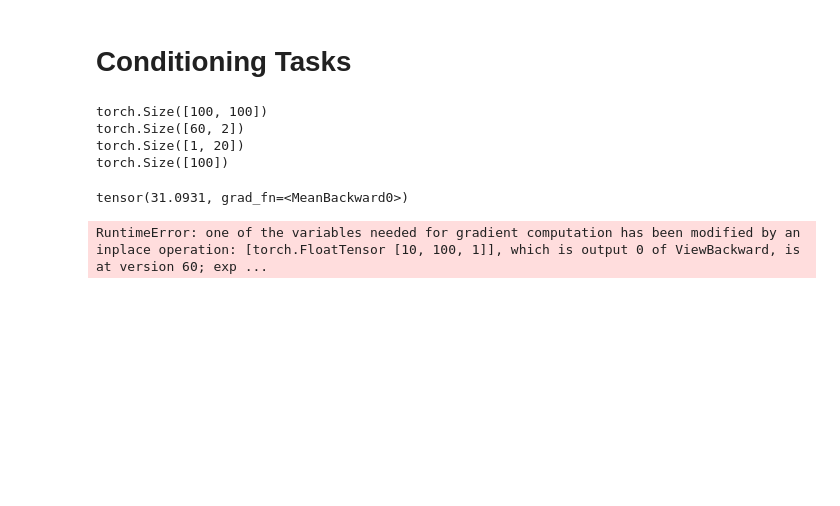
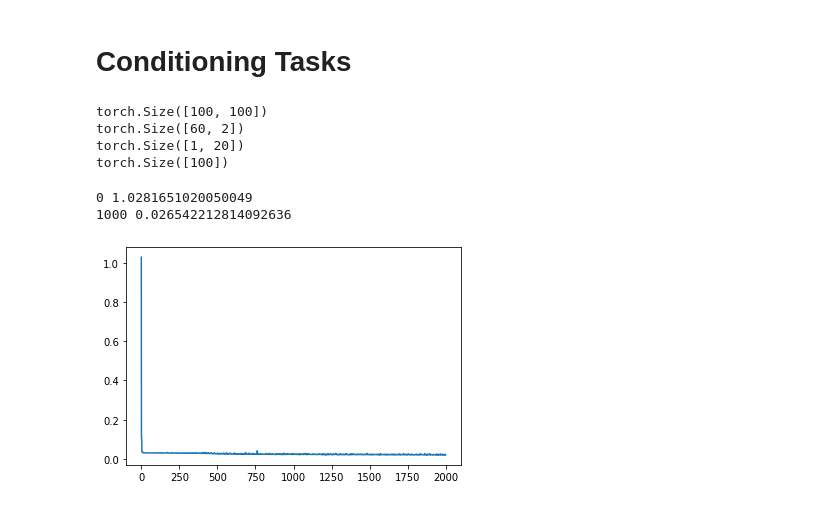
Before and after one commit to marshineer/HS_LabRot, a Jupyter notebook: drosophila_paper_V2.ipynb, the cells around one changed output. Cells and saved outputs as stored; diff of their text form; code cells hidden in the pictures; blank space fills up the shorter version.

```diff
--- a/drosophila_paper_V2.ipynb
+++ b/drosophila_paper_V2.ipynb
@@ -241,8 +240,8 @@ def cond_loss(vt, vt_opt, r_DAN, lam=0.1):
 # Initialize the simulation constants
 # n_batch = 30
 n_batch = 10
-# n_epochs = 2000
-n_epochs = 5
+n_epochs = 2000
+# n_epochs = 100
 T_int = 30
 T_stim = 2
 dt = 0.5
@@ -282,9 +281,11 @@ for epoch in range(n_epochs):
     # Make a list to store activities and valences
     r_outs = []
     vts = []
+    Wts = []
 
     # Initial KC->MBON weight value
-    W_KC_MBON = 0.05
+    n_MBON = 20
+    W_KC_MBON = torch.ones((n_batch, n_MBON, n_KC)) * 0.05
 
     # For each interval
     for i in range(n_ints):
@@ -294,40 +295,58 @@ for epoch in range(n_epochs):
         for b in range(n_batch):
             stim_inds = stim_times[b, i] + torch.arange(stim_len)
             time_CS[b, stim_inds] = 1
             if i == 0:
                 stim_inds = stim_times[b, i] + torch.arange(stim_len) + stim_len
                 time_US[b, stim_inds] = 1
         r_KCt = torch.einsum('bm, mbt -> bmt', r_KC, time_CS.repeat(n_KC, 1, 1))
         r_extt = torch.einsum('bm, mbt -> bmt', r_ext, time_US.repeat(n_ext, 1, 1))
 
         # Run the forward model
-        r_int, W_KC_MBON, vt = classic_net(r_KCt, r_extt, time_int, W0=W_KC_MBON, batch_size=n_batch)
-        r_outs.append(r_int)
-        vts.append(vt)
+        r_int, W_KC_MBON_ls, vt = classic_net(r_KCt, r_extt, time_int, W0=W_KC_MBON, batch_size=n_batch)
+#         print(r_int[-1].shape)
+#         print(W_KC_MBON_ls[-1].shape)
+#         print(vt[-1].shape)
+#         print(len(r_int))
+#         print(len(W_KC_MBON_ls))
+#         print(len(vt))
+#         r_outs.append(r_int)
+        r_outs += r_int
+        vts += vt
+        Wts += W_KC_MBON_ls
+
+#     print(len(r_outs))
+#     print(len(vts))
+#     print(len(Wts))
 
     # Concatenate the activities and valences
-    r_out_epoch = torch.cat((r_outs[0], r_outs[1]), dim=2)
-    vt_epoch = torch.cat((vts[0], vts[1]), dim=1)
+#     r_out_epoch = torch.cat((r_outs[0], r_outs[1]), dim=2)
+#     vt_epoch = torch.cat((vts[0], vts[1]), dim=1)
+    r_out_epoch = torch.stack(r_outs, dim=-1)
+    vt_epoch = torch.stack(vts, dim=-1)
+    Wt_epoch = torch.stack(Wts, dim=-1)
 
     # Define the target valence
     vt_opt = torch.cat((torch.zeros_like(time_CS), time_CS), dim=1)
 
     # Calculate the loss
+#     print(vt_epoch.shape)
+#     print(vt_opt.shape)
     loss = cond_loss(vt_epoch, vt_opt, r_out_epoch[:, -classic_net.N_DAN:, :])
-    print(loss)
+#     print(loss)
 
     # Update the network parameters
     optimizer.zero_grad()
-    torch.autograd.set_detect_anomaly(True)
+#     torch.autograd.set_detect_anomaly(True)
     loss.backward()
     optimizer.step()
 
     # Print an update
     if epoch % 1000 == 0:
         print(epoch, loss.item())
     loss_hist.append(loss.item())
 
-plt.plot(loss_hist)
+plt.plot(loss_hist);
 # %% [output]
-tensor(31.0931, grad_fn=<MeanBackward0>)
+0 1.0281651020050049
+1000 0.026542212814092636
-RuntimeError: one of the variables needed for gradient computation has been modified by an inplace operation: [torch.FloatTensor [10, 100, 1]], which is output 0 of ViewBackward, is at version 60; exp ...
+[figure, added]
```
Also changed, not shown: parts of 2 cells of this notebook.
